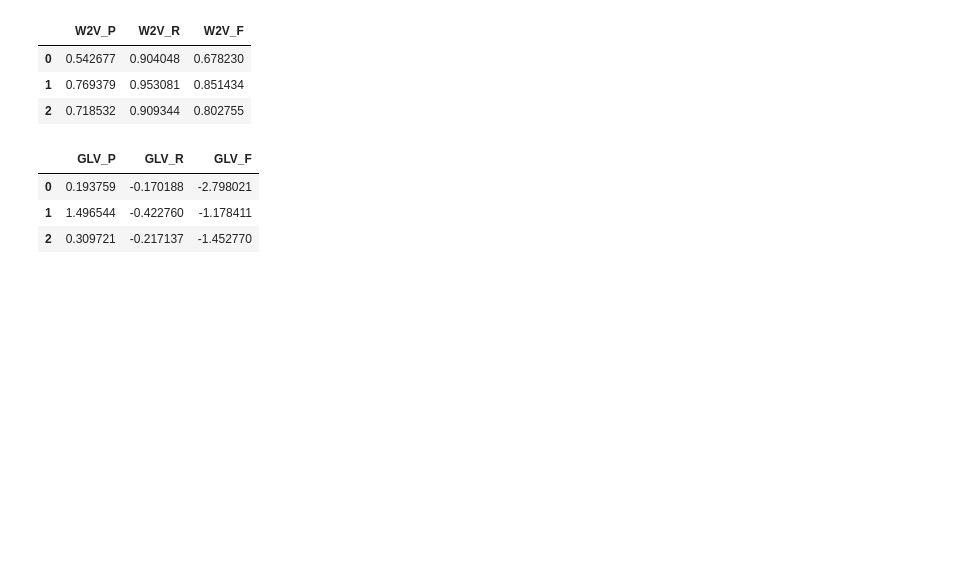
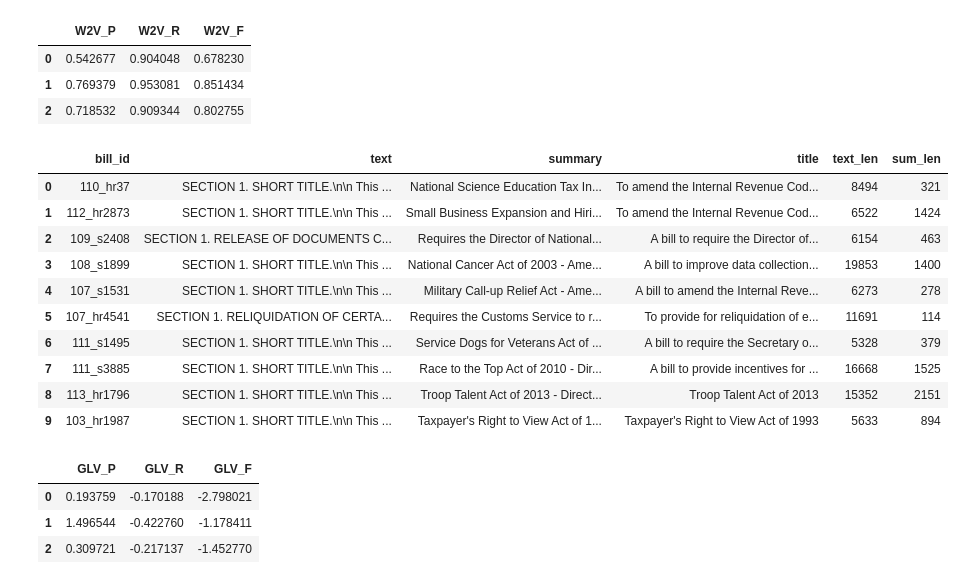
Before and after one commit to MariusAAROS/Supervised-Learning-using-Unsupervised-Learning-Metrics-in-the-absence-of-Annotated-Data, a Jupyter notebook: custom_BERTScore/custom.ipynb, the cells around one changed output. Saved outputs shown, nothing was run; the diff lists cells and outputs as text; code cells hidden in the pictures; blank space fills up the shorter version.

```diff
--- a/custom_BERTScore/custom.ipynb
+++ b/custom_BERTScore/custom.ipynb
@@ -413,6 +407,20 @@ word2vec_scores_Df
 | 0 | 0.542677 | 0.904048 | 0.678230 |
 | 1 | 0.769379 | 0.953081 | 0.851434 |
 | 2 | 0.718532 | 0.909344 | 0.802755 |
+# %%
+billsum_test.head(10)
+# %% [output]
+|  | bill_id | text | summary | title | text_len | sum_len |
+| 0 | 110_hr37 | SECTION 1. SHORT TITLE.\n\n This ... | National Science Education Tax In... | To amend the Internal Revenue Cod... | 8494 | 321 |
+| 1 | 112_hr2873 | SECTION 1. SHORT TITLE.\n\n This ... | Small Business Expansion and Hiri... | To amend the Internal Revenue Cod... | 6522 | 1424 |
+| 2 | 109_s2408 | SECTION 1. RELEASE OF DOCUMENTS C... | Requires the Director of National... | A bill to require the Director of... | 6154 | 463 |
+| 3 | 108_s1899 | SECTION 1. SHORT TITLE.\n\n This ... | National Cancer Act of 2003 - Ame... | A bill to improve data collection... | 19853 | 1400 |
+| 4 | 107_s1531 | SECTION 1. SHORT TITLE.\n\n This ... | Military Call-up Relief Act - Ame... | A bill to amend the Internal Reve... | 6273 | 278 |
+| 5 | 107_hr4541 | SECTION 1. RELIQUIDATION OF CERTA... | Requires the Customs Service to r... | To provide for reliquidation of e... | 11691 | 114 |
+| 6 | 111_s1495 | SECTION 1. SHORT TITLE.\n\n This ... | Service Dogs for Veterans Act of ... | A bill to require the Secretary o... | 5328 | 379 |
+| 7 | 111_s3885 | SECTION 1. SHORT TITLE.\n\n This ... | Race to the Top Act of 2010 - Dir... | A bill to provide incentives for ... | 16668 | 1525 |
+| 8 | 113_hr1796 | SECTION 1. SHORT TITLE.\n\n This ... | Troop Talent Act of 2013 - Direct... | Troop Talent Act of 2013 | 15352 | 2151 |
+| 9 | 103_hr1987 | SECTION 1. SHORT TITLE.\n\n This ... | Taxpayer's Right to View Act of 1... | Taxpayer's Right to View Act of 1993 | 5633 | 894 |
 # %%
 glove_scores_Df = pd.DataFrame(glove_scores, columns=["GLV_P", "GLV_R", "GLV_F"])
 glove_scores_Df
```
Also changed, not shown: parts of 8 cells of this notebook, 2 other files.
